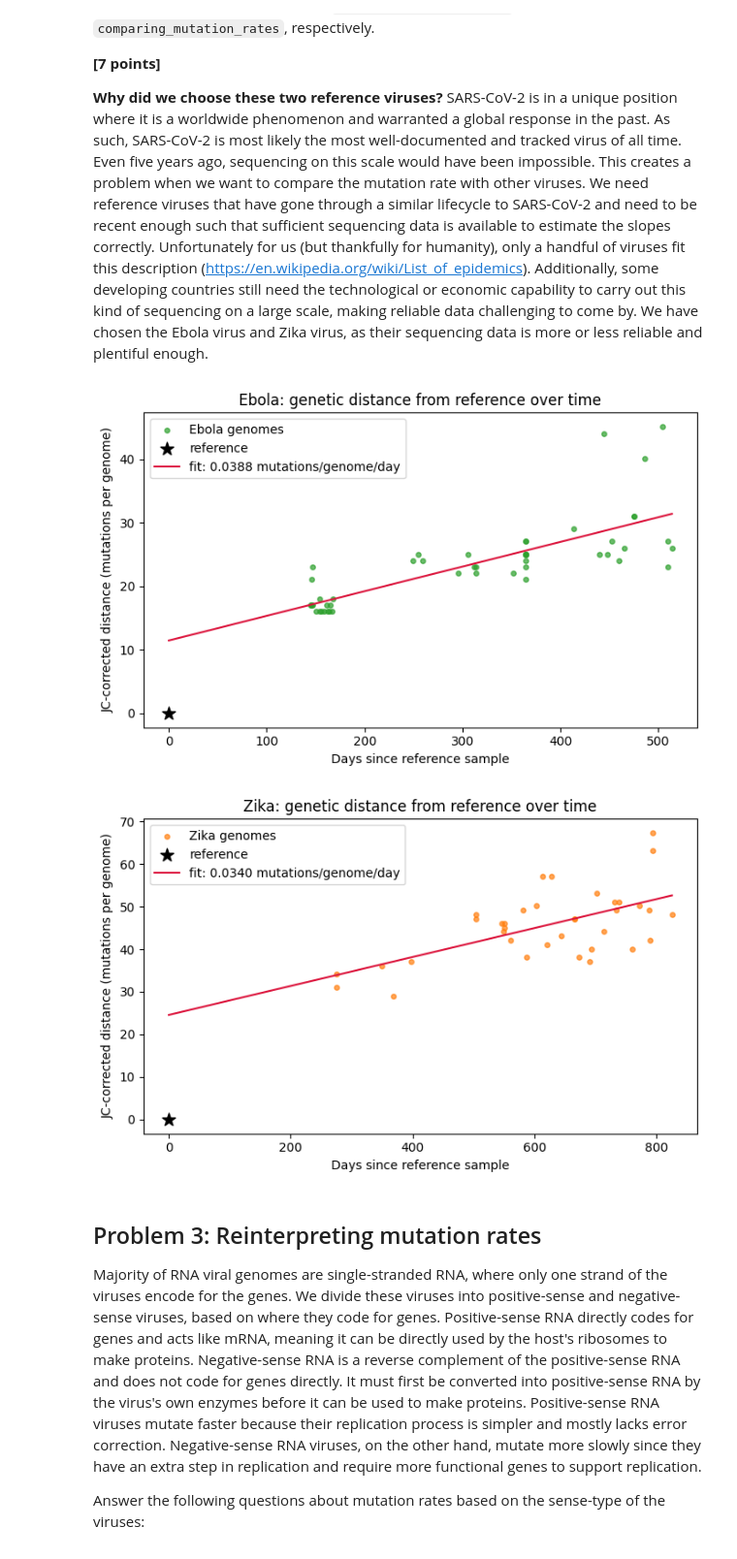
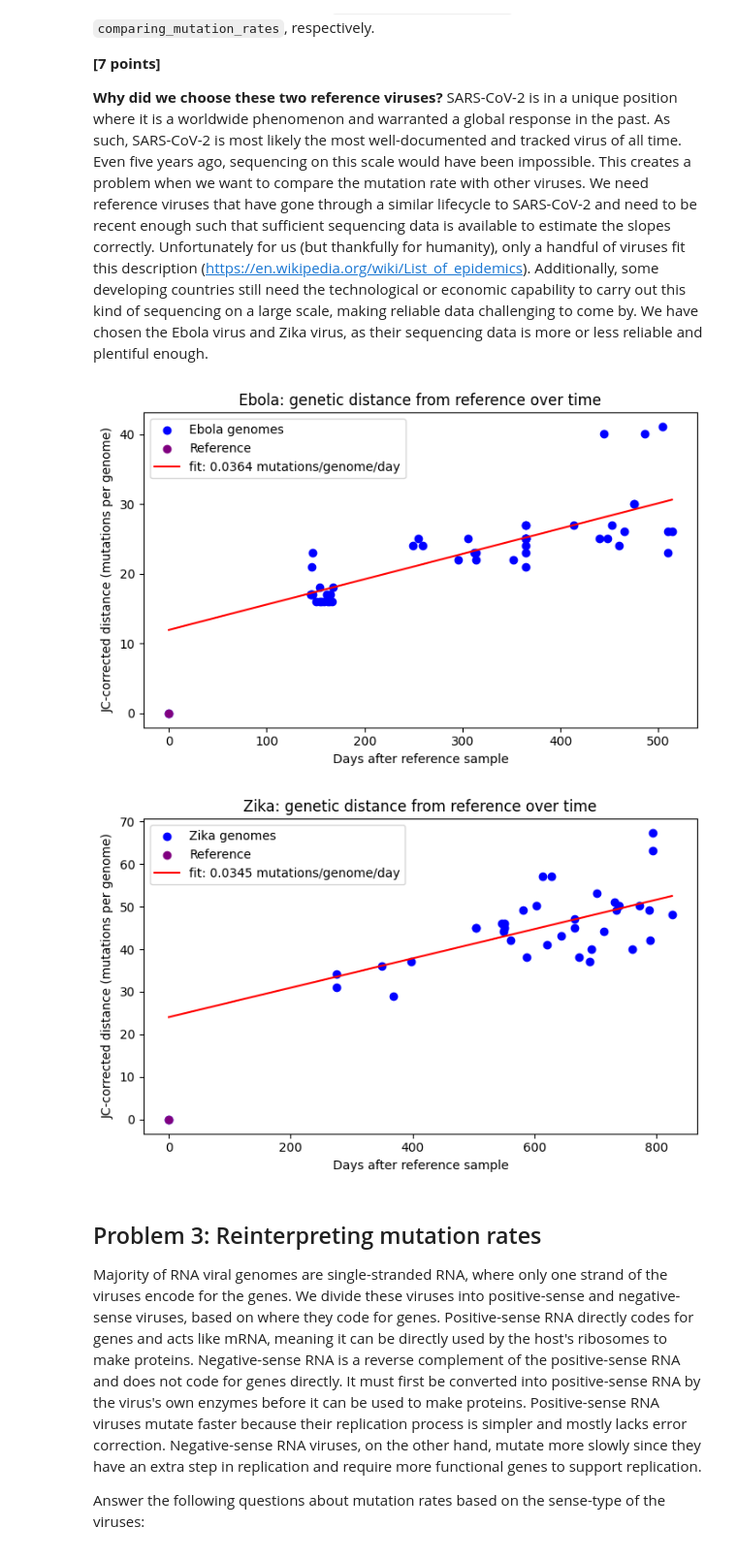
Before and after one commit to Syzygy13/assign_viral_evo, a Jupyter notebook: viral_evo_workbook.ipynb, the cells around one changed output. Shown at 97% size. Saved outputs shown, nothing was run; the diff lists cells and outputs as text; code cells hidden in the pictures.

Commit message:
finished problem 2

```diff
--- a/viral_evo_workbook.ipynb
+++ b/viral_evo_workbook.ipynb
@@ -157,15 +157,71 @@ Save your answers in the variables `reference_in_regression` and `comparing_muta
 
 
 **Why did we choose these two reference viruses?** SARS-CoV-2 is in a unique position where it is a worldwide phenomenon and warranted a global response in the past. As such, SARS-CoV-2 is most likely the most well-documented and tracked virus of all time. Even five years ago, sequencing on this scale would have been impossible. This creates a problem when we want to compare the mutation rate with other viruses. We need reference viruses that have gone through a similar lifecycle to SARS-CoV-2 and need to be recent enough such that sufficient sequencing data is available to estimate the slopes correctly. Unfortunately for us (but thankfully for humanity), only a handful of viruses fit this description (https://en.wikipedia.org/wiki/List_of_epidemics). Additionally, some developing countries still need the technological or economic capability to carry out this kind of sequencing on a large scale, making reliable data challenging to come by. We have chosen the Ebola virus and Zika virus, as their sequencing data is more or less reliable and plentiful enough.
-# %%
-ebola_per_genome_per_day = 0.0
-ebola_per_nt_per_day = 0.0
-
-zika_per_genome_per_day = 0.0
-zika_per_nt_per_day = 0.0
-# %% [output]
-[figure, removed]
-[figure, removed]
+# %%
+# Essentially the same as problem 1
+def estimate_mutation_rates(fasta_path):
+    genomes = []
+    for record in SeqIO.parse(fasta_path, "fasta"):
+        accession, country, collection_date = record.description.split("|")
+        genomes.append({
+            "accession": accession,
+            "country": country,
+            "collection_date": pd.to_datetime(collection_date, format="mixed"),
+            "sequence": str(record.seq),
+        })
+    genomes = pd.DataFrame(genomes)
+
+    # Get the reference genome again
+    ref_seq = genomes["sequence"].iloc[0]
+
+    # Make 2 new columns for the date since the reference and the distance using JC-correction
+    earliest = genomes["collection_date"].iloc[0]
+    genomes["day_count"] = (genomes["collection_date"] - earliest).dt.days
+    genomes["distance"] = [jukes_cantor(ref_seq, seq) for seq in genomes["sequence"]]
+
+    # Make the line based on every genome except the reference
+    other_genomes = genomes.iloc[1:]
+    slope_genome, intercept = np.polyfit(other_genomes["day_count"], other_genomes["distance"], deg=1)
+
+    # Determine the slope for mutations per nucleotide
+    no_gap_genome = len(ref_seq.replace("-", ""))
+    slope_nt = slope_genome / no_gap_genome
+
+    return slope_genome, slope_nt, genomes, slope_genome, intercept
+
+# Plot everything, close to before again
+def plot_distance_over_time(genomes, slope, intercept, virus_name):
+    # Determine the use of a scatterplot
+    fig, ax = plt.subplots(figsize=(7, 4.5))
+    ax.scatter(genomes["day_count"], genomes["distance"], color="blue", label=f"{virus_name} genomes")
+
+    # Mark the reference
+    ax.scatter([0], [0], color="purple", label="Reference")
+
+    # Fill the rest of the plot with the genomes
+    fit_days = np.array([0, genomes["day_count"].max()])
+    ax.plot(fit_days, slope * fit_days + intercept, color="red",
+            label=f"fit: {slope:.4f} mutations/genome/day")
+
+    # Basic plot settings
+    ax.set_xlabel("Days after reference sample")
+    ax.set_ylabel("JC-corrected distance (mutations per genome)")
+    ax.set_title(f"{virus_name}: genetic distance from reference over time")
+    ax.legend()
+    fig.tight_layout()
+
+    return fig
+
+# Get data for plots and final answers
+ebola_per_genome_per_day, ebola_per_nt_per_day, ebola_genomes, ebola_slope, ebola_intercept = estimate_mutation_rates("data/p2-ebola-viruses.fasta")
+zika_per_genome_per_day, zika_per_nt_per_day, zika_genomes, zika_slope, zika_intercept = estimate_mutation_rates("data/p2-zika-viruses.fasta")
+
+plot_distance_over_time(ebola_genomes, ebola_slope, ebola_intercept, "Ebola").savefig("problem2_ebola.svg")
+plot_distance_over_time(zika_genomes, zika_slope, zika_intercept, "Zika").savefig("problem2_zika.svg")
+plt.show()
+# %% [output]
+[figure, added]
+[figure, added]
 # %%
 reference_in_regression = """
 Why did we ignore the reference when fitting the regression line? Keep in mind that in our biological interpretation, this is not an outlier in the machine learning sense.
```
Also changed, not shown: parts of 2 cells of this notebook, 3 other files.
